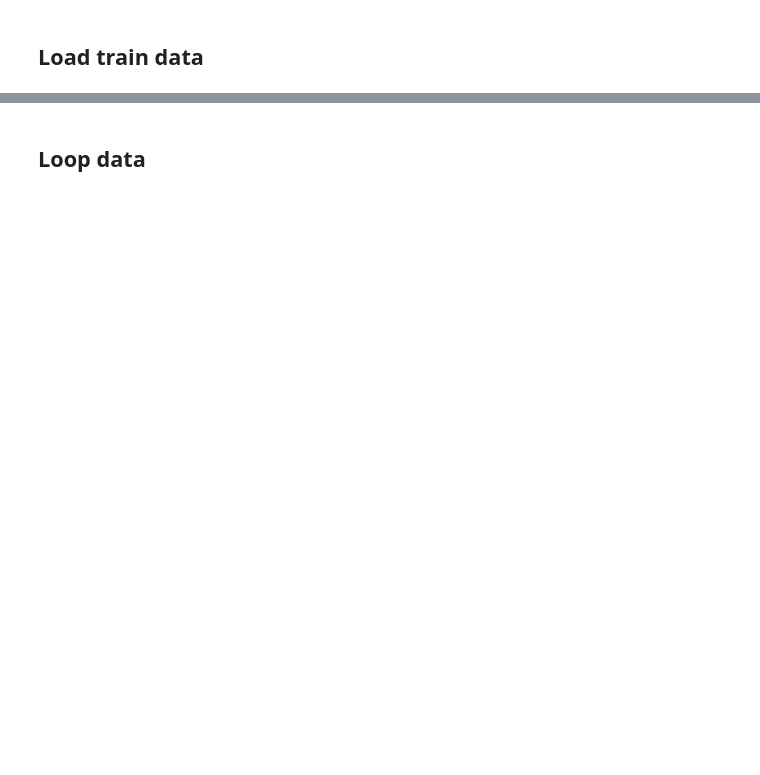
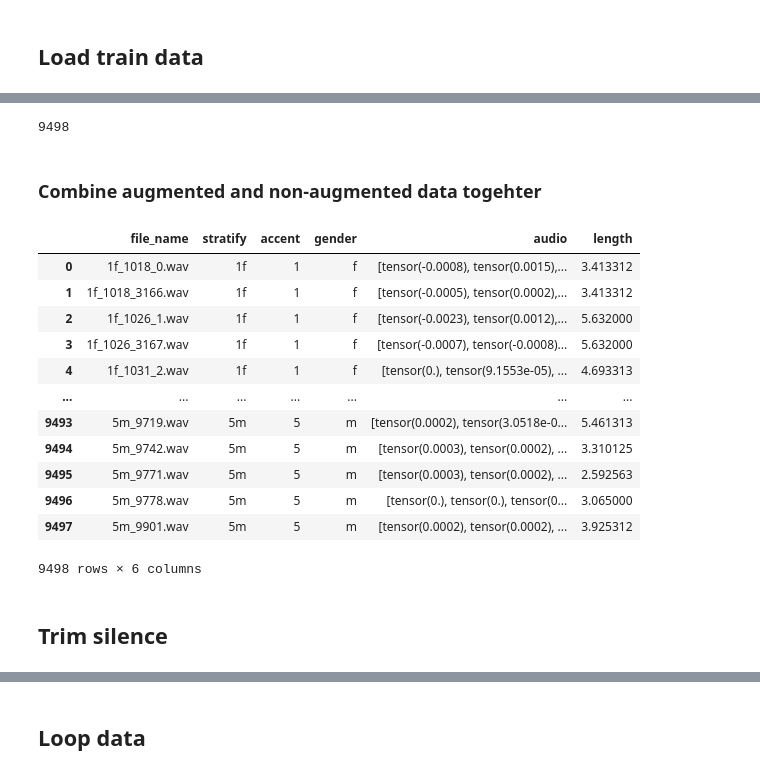
Before and after one commit to Gahtao/DL-Project, a Jupyter notebook: model B/2 Data pre-processing.ipynb, the cells around one changed output, grey strips where cells are left out. Cells and saved outputs as stored; diff of their text form; code cells hidden in the pictures; blank space fills up the shorter version.

```diff
--- a/model B/2 Data pre-processing.ipynb
+++ b/model B/2 Data pre-processing.ipynb
@@ -2,5 +2,7 @@
 ## Load train data
 # %%
 import convenience
-df_train_val, sample_rates = convenience.load_train()
-df_train_val.head()
+df_normal_train_val, sample_rates = convenience.load_train()
+file_names = df_normal_train_val.file_name
+print(df_normal_train_val.head())
+file_names.head()
@@ -6,0 +32,6 @@ df_train_val.head()
+# %%
+len(df_augment_train_val) + len(df_normal_train_val)
+# %% [output]
+9498
+# %% [markdown]
+### Combine augmented and non-augmented data togehter
@@ -6,0 +41,18 @@ df_train_val.head()
+# %%
+display(df_train_val)
+# %% [output]
+|  | file_name | stratify | accent | gender | audio | length |
+| 0 | 1f_1018_0.wav | 1f | 1 | f | [tensor(-0.0008), tensor(0.0015),... | 3.413312 |
+| 1 | 1f_1018_3166.wav | 1f | 1 | f | [tensor(-0.0005), tensor(0.0002),... | 3.413312 |
+| 2 | 1f_1026_1.wav | 1f | 1 | f | [tensor(-0.0023), tensor(0.0012),... | 5.632000 |
+| 3 | 1f_1026_3167.wav | 1f | 1 | f | [tensor(-0.0007), tensor(-0.0008)... | 5.632000 |
+| 4 | 1f_1031_2.wav | 1f | 1 | f | [tensor(0.), tensor(9.1553e-05), ... | 4.693313 |
+| ... | ... | ... | ... | ... | ... | ... |
+| 9493 | 5m_9719.wav | 5m | 5 | m | [tensor(0.0002), tensor(3.0518e-0... | 5.461313 |
+| 9494 | 5m_9742.wav | 5m | 5 | m | [tensor(0.0003), tensor(0.0002), ... | 3.310125 |
+| 9495 | 5m_9771.wav | 5m | 5 | m | [tensor(0.0003), tensor(0.0002), ... | 2.592563 |
+| 9496 | 5m_9778.wav | 5m | 5 | m | [tensor(0.), tensor(0.), tensor(0... | 3.065000 |
+| 9497 | 5m_9901.wav | 5m | 5 | m | [tensor(0.0002), tensor(0.0002), ... | 3.925312 |
+9498 rows × 6 columns
+# %% [markdown]
+## Trim silence
```
Also changed, not shown: parts of 15 cells of this notebook.
